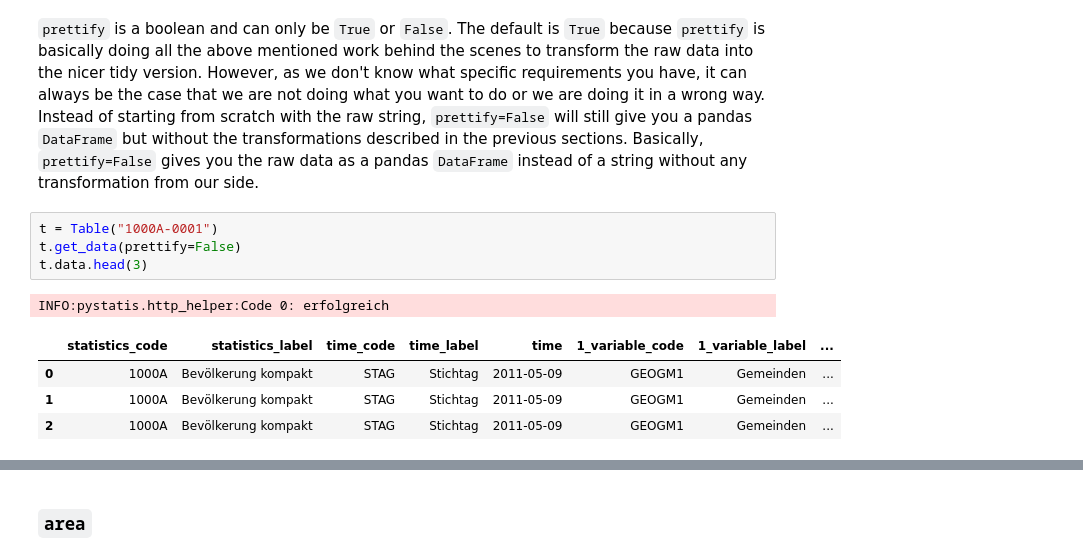
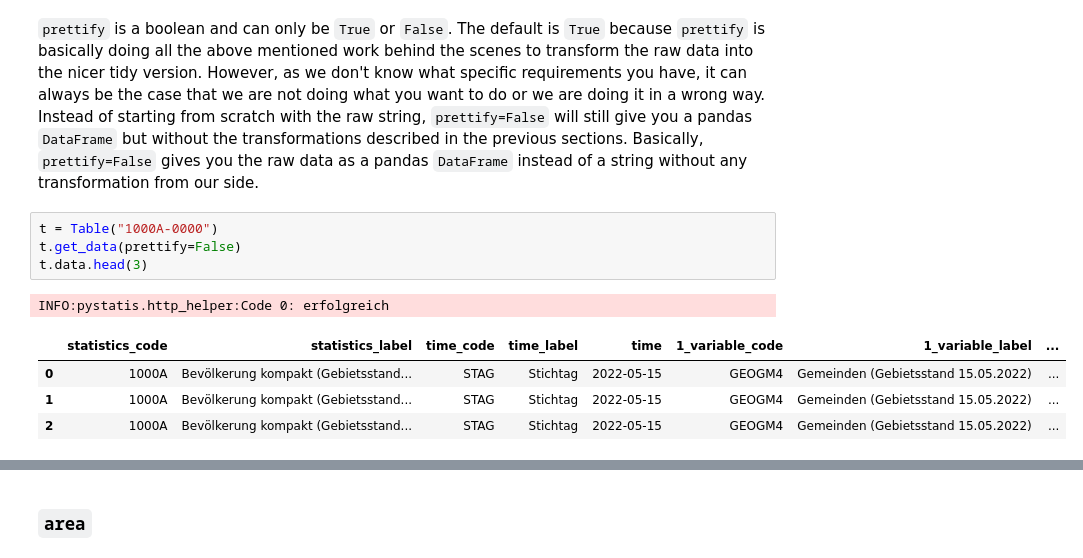
Before and after one commit to CorrelAid/pystatis, a Jupyter notebook: nb/01_table.ipynb, the cells around one changed output, grey strips where cells are left out. Cells and saved outputs as stored; diff of their text form.

```diff
--- a/nb/01_table.ipynb
+++ b/nb/01_table.ipynb
@@ -179,14 +178,14 @@ Type:      method
 # %% [markdown]
 `prettify` is a boolean and can only be `True` or `False`. The default is `True` because `prettify` is basically doing all the above mentioned work behind the scenes to transform the raw data into the nicer tidy version. However, as we don't know what specific requirements you have, it can always be the case that we are not doing what you want to do or we are doing it in a wrong way. Instead of starting from scratch with the raw string, `prettify=False` will still give you a pandas `DataFrame` but without the transformations described in the previous sections. Basically, `prettify=False` gives you the raw data as a pandas `DataFrame` instead of a string without any transformation from our side.
 # %%
-t = Table("1000A-0001")
+t = Table("1000A-0000")
 t.get_data(prettify=False)
 t.data.head(3)
 # %% [output]
 INFO:pystatis.http_helper:Code 0: erfolgreich
 |  | statistics_code | statistics_label | time_code | time_label | time | 1_variable_code | 1_variable_label | ... |
-| 0 | 1000A | Bevölkerung kompakt | STAG | Stichtag | 2011-05-09 | GEOGM1 | Gemeinden | ... |
-| 1 | 1000A | Bevölkerung kompakt | STAG | Stichtag | 2011-05-09 | GEOGM1 | Gemeinden | ... |
-| 2 | 1000A | Bevölkerung kompakt | STAG | Stichtag | 2011-05-09 | GEOGM1 | Gemeinden | ... |
+| 0 | 1000A | Bevölkerung kompakt (Gebietsstand... | STAG | Stichtag | 2022-05-15 | GEOGM4 | Gemeinden (Gebietsstand 15.05.2022) | ... |
+| 1 | 1000A | Bevölkerung kompakt (Gebietsstand... | STAG | Stichtag | 2022-05-15 | GEOGM4 | Gemeinden (Gebietsstand 15.05.2022) | ... |
+| 2 | 1000A | Bevölkerung kompakt (Gebietsstand... | STAG | Stichtag | 2022-05-15 | GEOGM4 | Gemeinden (Gebietsstand 15.05.2022) | ... |
 # %%
 # don't be confused by the query, we have to query by ARS in this example because prettify=True sorts the data by ARS and the order is different from above
```
Also changed, not shown: parts of 13 cells of this notebook.
